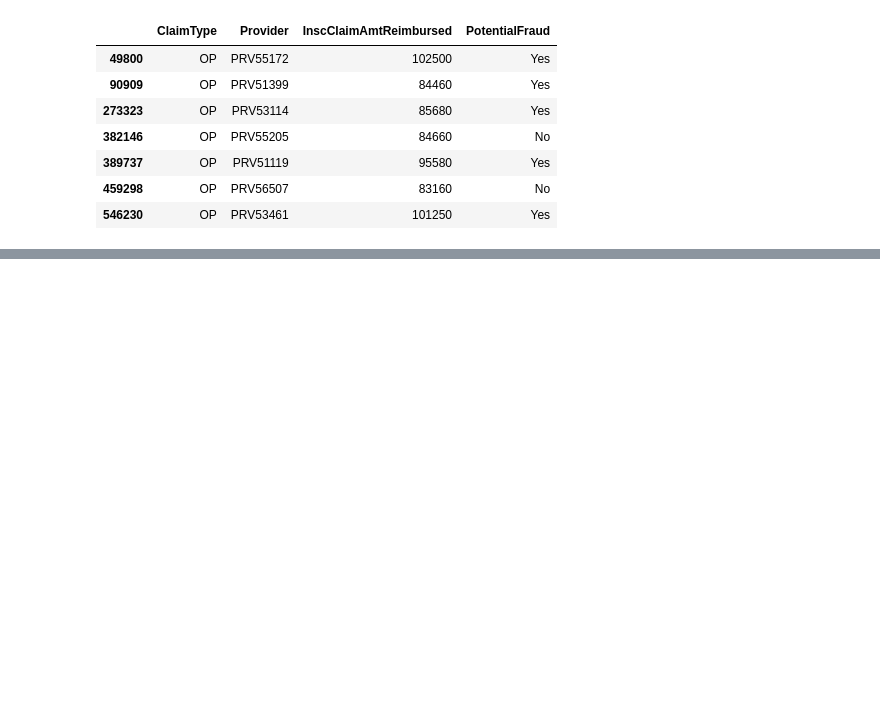
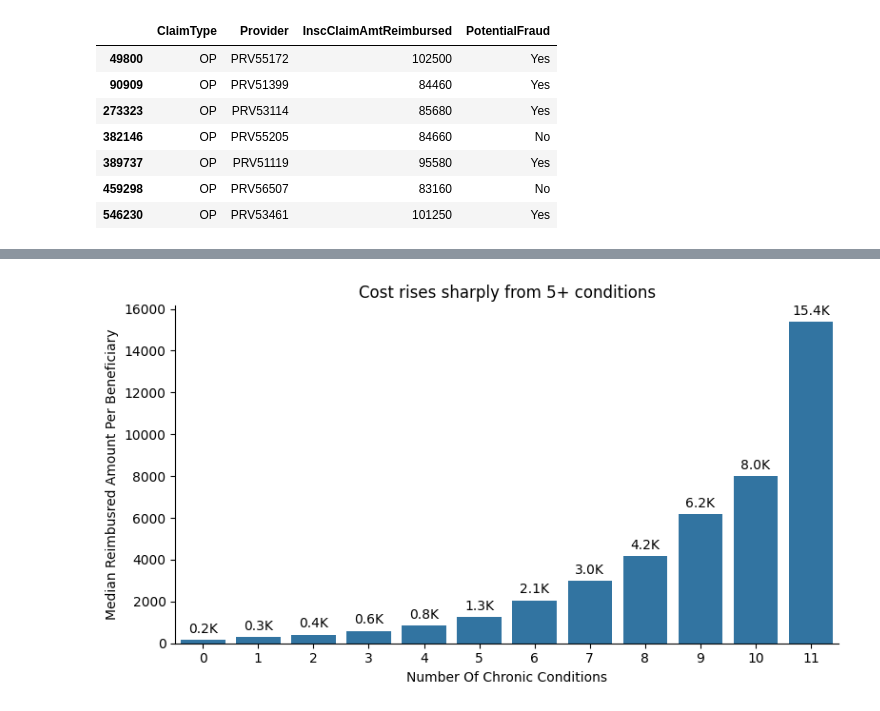
Before and after one commit to sophiaYishan/us_healthcare_claims_analysis, a Jupyter notebook: claim-analysis.ipynb, the cells around one changed output, grey strips where cells are left out. Saved outputs shown, nothing was run; the diff lists cells and outputs as text; code cells hidden in the pictures; blank space fills up the shorter version.

```diff
--- a/claim-analysis.ipynb
+++ b/claim-analysis.ipynb
@@ -948,0 +1021,7 @@ op_claims_above_20k[['ClaimType','Provider','InscClaimAmtReimbursed','PotentialF
+# %%
+# Cost per beneficiary by number of chronic conditions (0, 1, 2, 3+); report median and mean
+plot_df4 = reimbursed_by_bene_n_chronic_count.groupby('n_chronicCond').agg(
+    mean_reimbursed_amt = ('reimbursed_amt', 'mean'),
+    median_reimbursed_amt = ('reimbursed_amt', 'median'),
+).reset_index()
+plot_df4
@@ -948,0 +1042,15 @@ op_claims_above_20k[['ClaimType','Provider','InscClaimAmtReimbursed','PotentialF
+# %%
+fig, ax = plt.subplots(figsize=(8, 4.5))
+sns.barplot(data=plot_df4, x='n_chronicCond', y='median_reimbursed_amt', ax=ax)
+ax.set_xlabel('Number Of Chronic Conditions')
+ax.set_ylabel('Median Reimbusred Amount Per Beneficiary')
+
+for container in ax.containers:
+    ax.bar_label(container, fmt=lambda v: f'{v/1000:.1f}K', padding=3)
+
+sns.despine()
+ax.set_title('Cost rises sharply from 5+ conditions')
+plt.tight_layout()
+plt.show()
+# %% [output]
+[figure, added]
```
Also changed, not shown: parts of 22 cells of this notebook.
